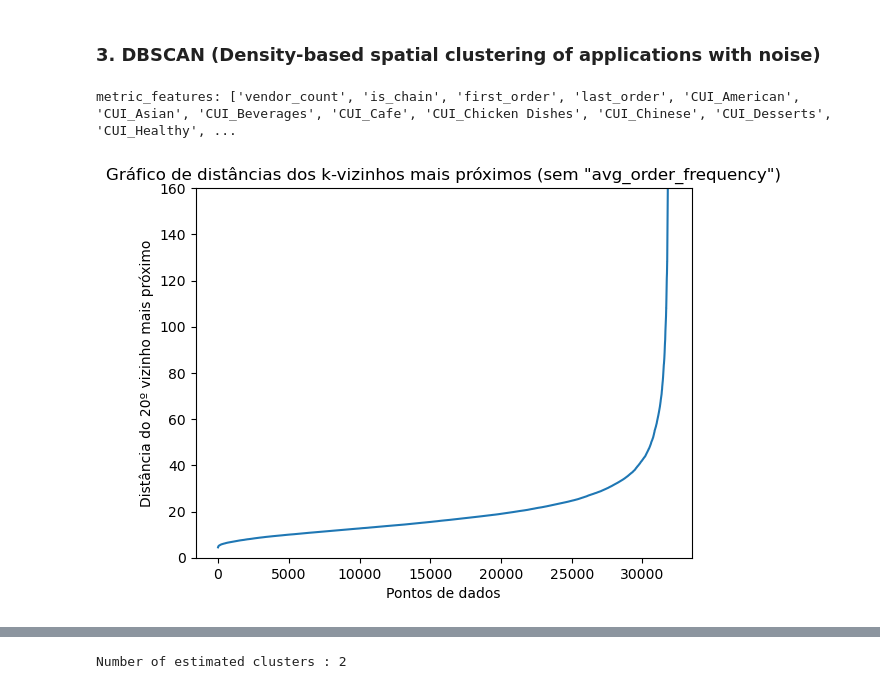
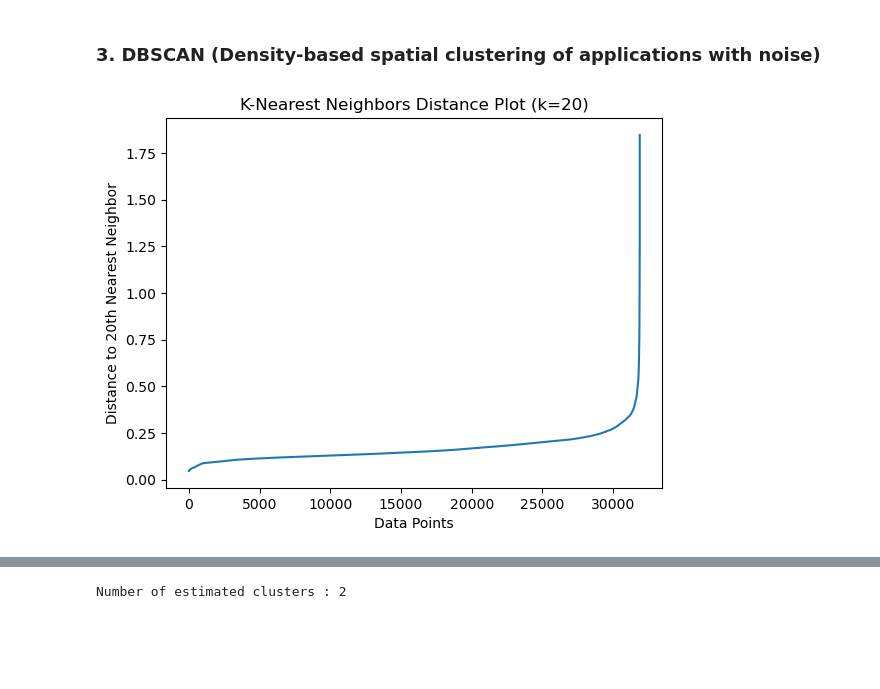
Before and after one commit to MiguelMangerona/Data-Mining-Project, a Jupyter notebook: Clustering.ipynb, the cells around one changed output, grey strips where cells are left out. Saved outputs shown, nothing was run; the diff lists cells and outputs as text; code cells hidden in the pictures; blank space fills up the shorter version.

```diff
--- a/Clustering.ipynb
+++ b/Clustering.ipynb
@@ -313,27 +309,0 @@ metric_features = df.select_dtypes(include=['number']).columns.tolist()
-# %%
-print('metric_features:', metric_features)
-# %% [output]
-metric_features: ['vendor_count', 'is_chain', 'first_order', 'last_order', 'CUI_American', 'CUI_Asian', 'CUI_Beverages', 'CUI_Cafe', 'CUI_Chicken Dishes', 'CUI_Chinese', 'CUI_Desserts', 'CUI_Healthy', ...
-# %%
-features_for_distance = [feature for feature in metric_features]
-
-# Calcular as distâncias dos k-vizinhos mais próximos
-neigh = NearestNeighbors(n_neighbors=20)
-neigh.fit(df[features_for_distance])
-distances, _ = neigh.kneighbors(df[features_for_distance])
-
-# Ordenar as distâncias
-distances = np.sort(distances[:, -1])
-
-# Plotar o gráfico das distâncias
-plt.plot(distances)
-plt.xlabel('Pontos de dados')
-plt.ylabel('Distância do 20º vizinho mais próximo')
-plt.title('Gráfico de distâncias dos k-vizinhos mais próximos (sem "avg_order_frequency")')
-
-# Alterar os limites do eixo y para 0 a 160
-plt.ylim(0, 160)
-
-plt.show()
-# %% [output]
-[figure, removed]
@@ -339,0 +314,28 @@ plt.show()
+# %%
+from sklearn.preprocessing import MinMaxScaler
+from sklearn.neighbors import NearestNeighbors
+import matplotlib.pyplot as plt
+import numpy as np
+
+# Scale the data to [0, 1] range
+scaler = MinMaxScaler()
+scaled_data = scaler.fit_transform(df[cluster_features])
+
+# Fit the NearestNeighbors model on the scaled data
+neigh = NearestNeighbors(n_neighbors=20)
+neigh.fit(scaled_data)
+
+# Compute distances to the k-nearest neighbors
+distances, _ = neigh.kneighbors(scaled_data)
+
+# Sort distances (take the k-th distance for each point)
+distances = np.sort(distances[:, -1])
+
+# Plot the distances
+plt.plot(distances)
+plt.xlabel('Data Points')
+plt.ylabel(f'Distance to {20}th Nearest Neighbor')
+plt.title(f'K-Nearest Neighbors Distance Plot (k=20)')
+plt.show()
+# %% [output]
+[figure, added]
```
Also changed, not shown: parts of 11 cells of this notebook.
